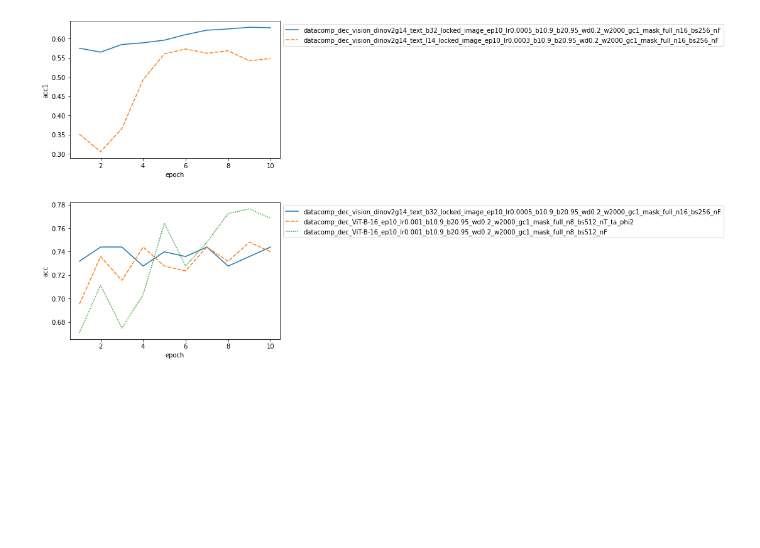
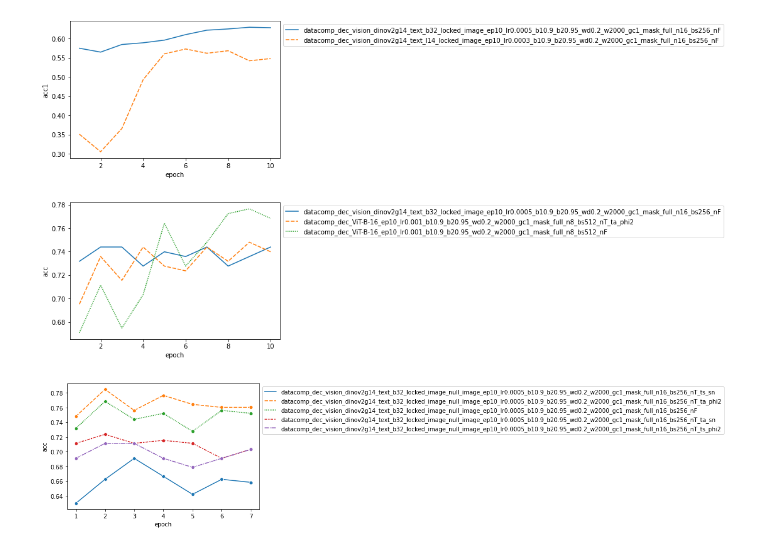
Before and after one commit to mehdidc/open_clip, a Jupyter notebook: results.ipynb, the cells around one changed output. Cells and saved outputs as stored; diff of their text form; code cells hidden in the pictures; blank space fills up the shorter version.

```diff
--- a/results.ipynb
+++ b/results.ipynb
@@ -171,3 +170,13 @@ plt.legend(loc='best', bbox_to_anchor=(1,1))
 plt.show()
 # %% [output]
 [figure]
+# %%
+ds = 'sugar_crepe_swap_obj'
+d = df[df.dataset==ds]
+d = d[d.model.str.contains("datacomp_dec_vision_dinov2g14_text_b32_locked_image_null_image_ep10_lr0.0005_b10.9_b20.95_wd0.2_w2000_gc1_mask_full_n16_bs256")]
+sns.lineplot(x='epoch', y='acc', hue='model', data=d, style='model', marker='o')
+plt.legend(loc='best', bbox_to_anchor=(1,1))
+#plt.xticks(np.arange(1, df.epoch.max()+1))
+plt.show()
+# %% [output]
+[figure, added]
```
Also changed, not shown: parts of 9 cells of this notebook, 2 other files.
